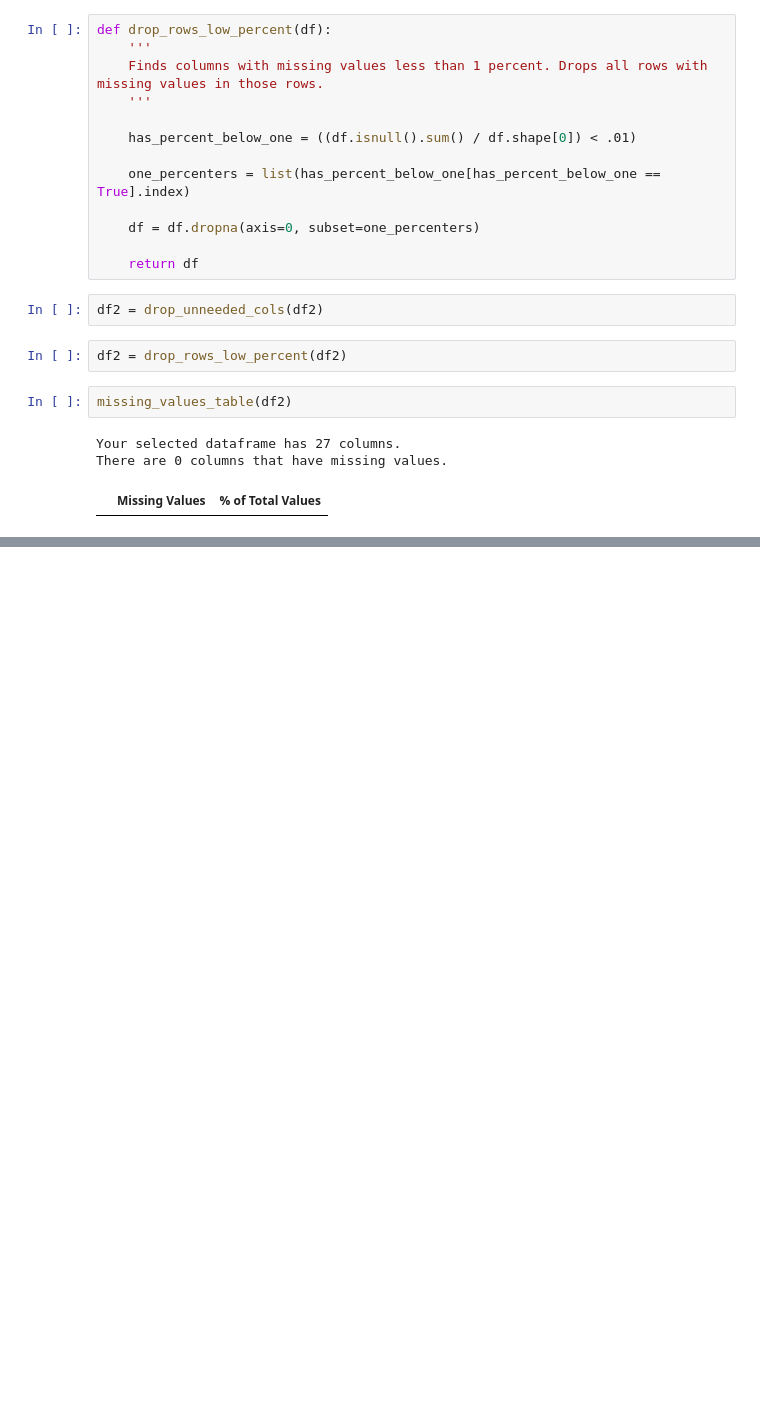
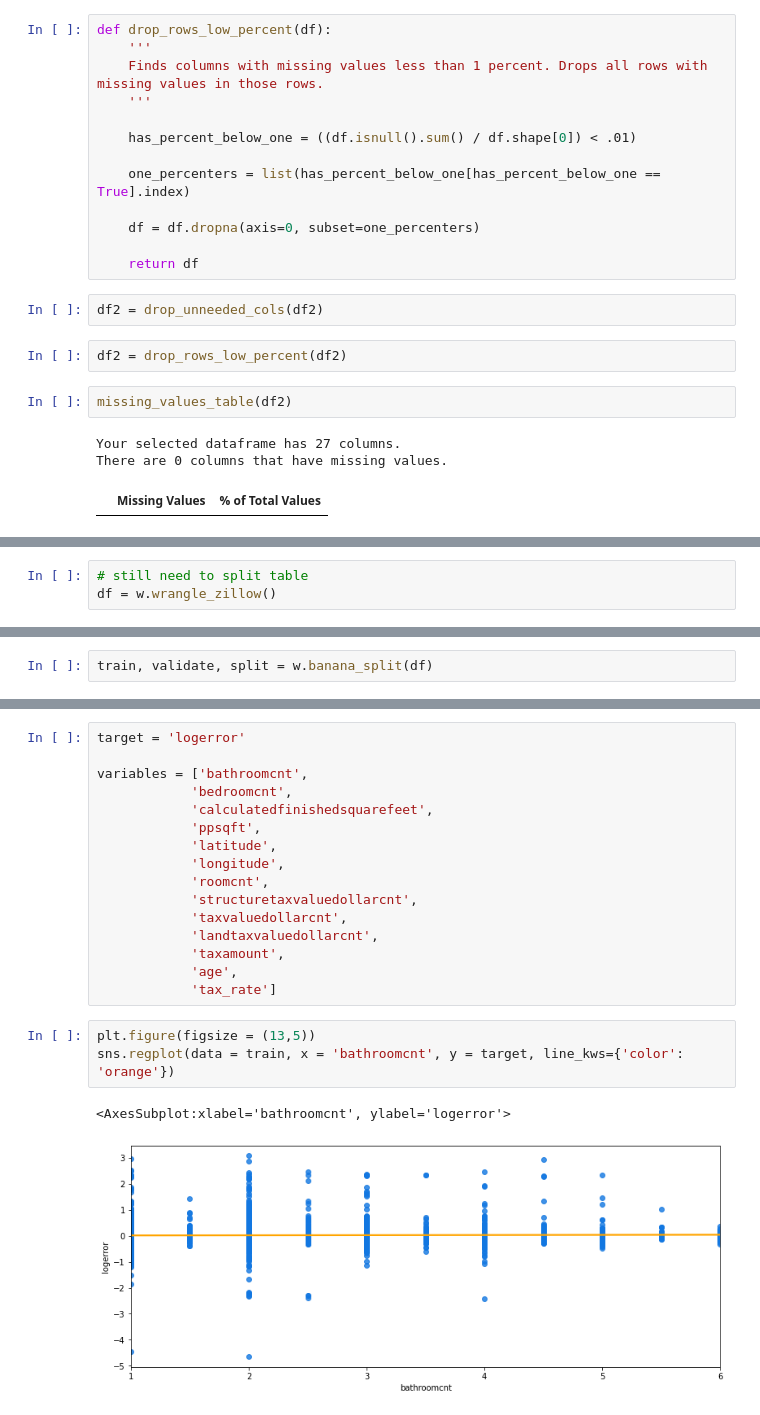
Before and after one commit to HeatherOrtegaMcMillan/Zillow_clustering_project, a Jupyter notebook: initial_notebook.ipynb, the cells around one changed output, grey strips where cells are left out. Cells and saved outputs as stored; diff of their text form; blank space fills up the shorter version.

```diff
--- a/initial_notebook.ipynb
+++ b/initial_notebook.ipynb
@@ -689,0 +698,3 @@ There are 0 columns that have missing values.
+# %%
+# still need to split table
+df = w.wrangle_zillow()
@@ -689,0 +719,2 @@ There are 0 columns that have missing values.
+# %%
+train, validate, split = w.banana_split(df)
@@ -689,0 +764,22 @@ There are 0 columns that have missing values.
+# %%
+target = 'logerror'
+
+variables = ['bathroomcnt',
+            'bedroomcnt',
+            'calculatedfinishedsquarefeet',
+            'ppsqft',
+            'latitude',
+            'longitude',
+            'roomcnt',
+            'structuretaxvaluedollarcnt',
+            'taxvaluedollarcnt',
+            'landtaxvaluedollarcnt',
+            'taxamount',
+            'age',
+            'tax_rate']
+# %%
+plt.figure(figsize = (13,5))
+sns.regplot(data = train, x = 'bathroomcnt', y = target, line_kws={'color': 'orange'})
+# %% [output]
+<AxesSubplot:xlabel='bathroomcnt', ylabel='logerror'>
+[figure, added]
```
Also changed, not shown: parts of 28 cells of this notebook.
